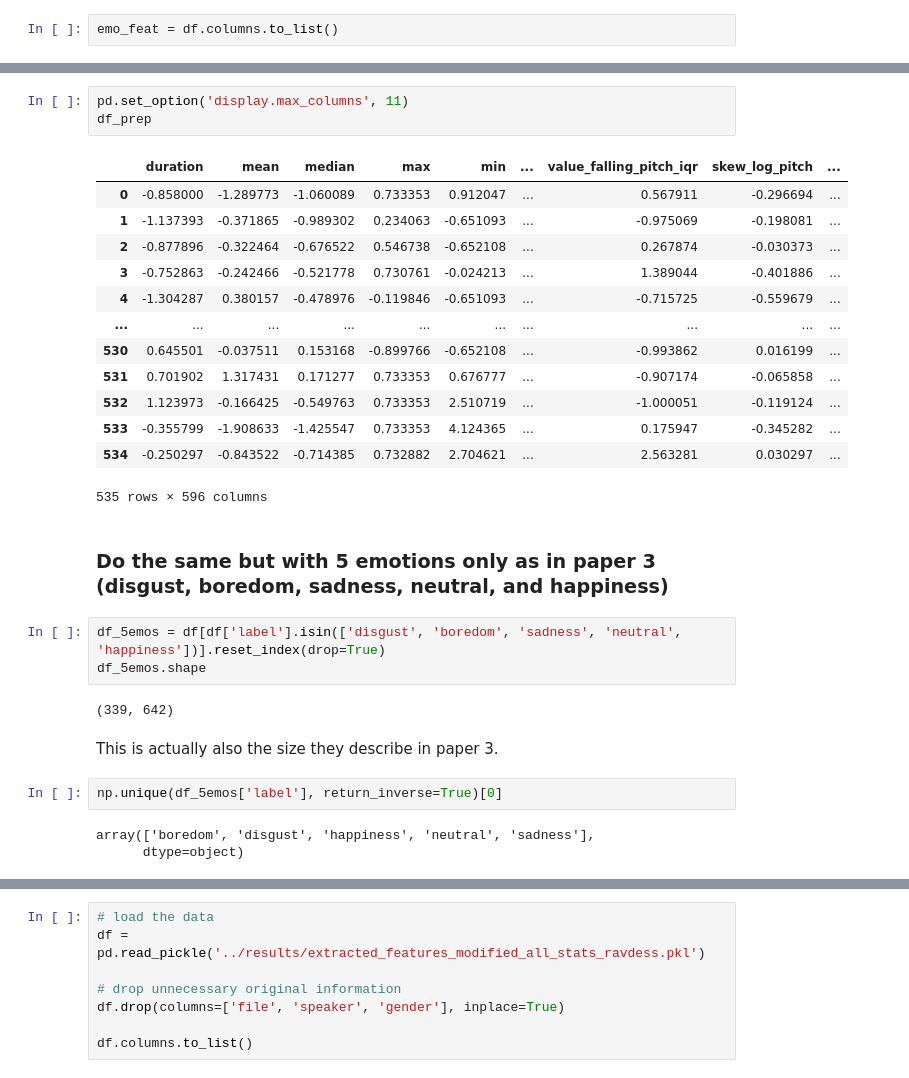
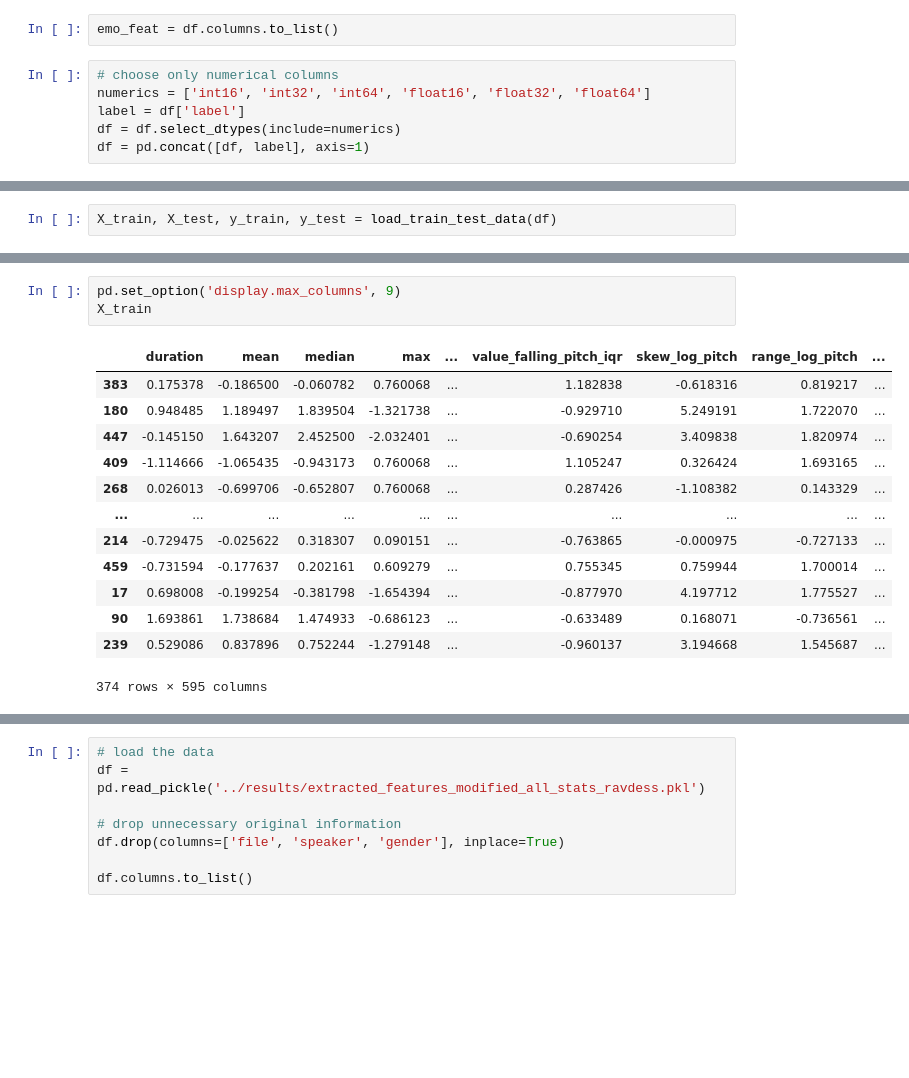
Before and after one commit to kimlindner/automatic_speech_emotion_recognition, a Jupyter notebook: notebooks/Preprocessing.ipynb, the cells around one changed output, grey strips where cells are left out. Cells and saved outputs as stored; diff of their text form; blank space fills up the shorter version.

```diff
--- a/notebooks/Preprocessing.ipynb
+++ b/notebooks/Preprocessing.ipynb
@@ -109,3 +111,9 @@ df.describe()
 df.drop(columns=['file', 'speaker', 'gender'], inplace=True)
 # %%
 emo_feat = df.columns.to_list()
+# %%
+# choose only numerical columns
+numerics = ['int16', 'int32', 'int64', 'float16', 'float32', 'float64']
+label = df['label']
+df = df.select_dtypes(include=numerics)
+df = pd.concat([df, label], axis=1)
@@ -143,0 +127,2 @@ df_prep.head()
+# %%
+X_train, X_test, y_train, y_test = load_train_test_data(df)
@@ -144,31 +139,17 @@ df_prep.head()
 # %%
-pd.set_option('display.max_columns', 11)
-df_prep
+pd.set_option('display.max_columns', 9)
+X_train
 # %% [output]
-|  | duration | mean | median | max | min | ... | value_falling_pitch_iqr | skew_log_pitch | ... |
-| 0 | -0.858000 | -1.289773 | -1.060089 | 0.733353 | 0.912047 | ... | 0.567911 | -0.296694 | ... |
-| 1 | -1.137393 | -0.371865 | -0.989302 | 0.234063 | -0.651093 | ... | -0.975069 | -0.198081 | ... |
-| 2 | -0.877896 | -0.322464 | -0.676522 | 0.546738 | -0.652108 | ... | 0.267874 | -0.030373 | ... |
-| 3 | -0.752863 | -0.242466 | -0.521778 | 0.730761 | -0.024213 | ... | 1.389044 | -0.401886 | ... |
-| 4 | -1.304287 | 0.380157 | -0.478976 | -0.119846 | -0.651093 | ... | -0.715725 | -0.559679 | ... |
+|  | duration | mean | median | max | ... | value_falling_pitch_iqr | skew_log_pitch | range_log_pitch | ... |
+| 383 | 0.175378 | -0.186500 | -0.060782 | 0.760068 | ... | 1.182838 | -0.618316 | 0.819217 | ... |
+| 180 | 0.948485 | 1.189497 | 1.839504 | -1.321738 | ... | -0.929710 | 5.249191 | 1.722070 | ... |
+| 447 | -0.145150 | 1.643207 | 2.452500 | -2.032401 | ... | -0.690254 | 3.409838 | 1.820974 | ... |
+| 409 | -1.114666 | -1.065435 | -0.943173 | 0.760068 | ... | 1.105247 | 0.326424 | 1.693165 | ... |
+| 268 | 0.026013 | -0.699706 | -0.652807 | 0.760068 | ... | 0.287426 | -1.108382 | 0.143329 | ... |
 | ... | ... | ... | ... | ... | ... | ... | ... | ... | ... |
-| 530 | 0.645501 | -0.037511 | 0.153168 | -0.899766 | -0.652108 | ... | -0.993862 | 0.016199 | ... |
-| 531 | 0.701902 | 1.317431 | 0.171277 | 0.733353 | 0.676777 | ... | -0.907174 | -0.065858 | ... |
-| 532 | 1.123973 | -0.166425 | -0.549763 | 0.733353 | 2.510719 | ... | -1.000051 | -0.119124 | ... |
-| 533 | -0.355799 | -1.908633 | -1.425547 | 0.733353 | 4.124365 | ... | 0.175947 | -0.345282 | ... |
-| 534 | -0.250297 | -0.843522 | -0.714385 | 0.732882 | 2.704621 | ... | 2.563281 | 0.030297 | ... |
+| 214 | -0.729475 | -0.025622 | 0.318307 | 0.090151 | ... | -0.763865 | -0.000975 | -0.727133 | ... |
+| 459 | -0.731594 | -0.177637 | 0.202161 | 0.609279 | ... | 0.755345 | 0.759944 | 1.700014 | ... |
+| 17 | 0.698008 | -0.199254 | -0.381798 | -1.654394 | ... | -0.877970 | 4.197712 | 1.775527 | ... |
+| 90 | 1.693861 | 1.738684 | 1.474933 | -0.686123 | ... | -0.633489 | 0.168071 | -0.736561 | ... |
+| 239 | 0.529086 | 0.837896 | 0.752244 | -1.279148 | ... | -0.960137 | 3.194668 | 1.545687 | ... |
-535 rows × 596 columns
+374 rows × 595 columns
-# %% [markdown]
-### Do the same but with 5 emotions only as in paper 3 (disgust, boredom, sadness, neutral, and happiness)
-# %%
-df_5emos = df[df['label'].isin(['disgust', 'boredom', 'sadness', 'neutral', 'happiness'])].reset_index(drop=True)
-df_5emos.shape
-# %% [output]
-(339, 642)
-# %% [markdown]
-This is actually also the size they describe in paper 3.
-# %%
-np.unique(df_5emos['label'], return_inverse=True)[0]
-# %% [output]
-array(['boredom', 'disgust', 'happiness', 'neutral', 'sadness'],
-      dtype=object)
```
Also changed, not shown: parts of 68 cells of this notebook, 2 other files.
